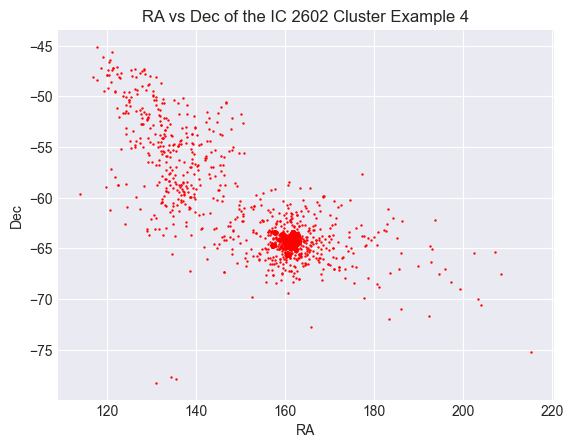
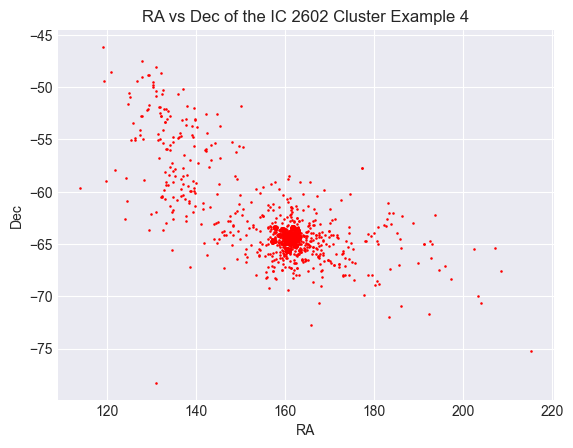
Unified diff of the notebook cell whose output changed from the first chart to the second:
--- before
+++ after
@@ -8,4 +8,4 @@
 mphot.pmra_vs_pmdec(df, title = "PMRA vs PMDEC of the IC 2602 Cluster Example 4")
 mphot.plot_hr_diagram(df, title = "HR Diagram of the IC 2602 Cluster Example 4")
-mphot.fittedHist(dists=df['parallax'], parallax=True, title = "Fitted Histogram of the IC 2602 Cluster Example 4", bin_num = 300, range = [-500, 3000])
-mphot.hist(dists=df['parallax'], parallax=True, title = "Histogram of the IC 2602 Cluster Example 4")
+mphot.fitted_hist(values=df['parallax'], parallax=True, title = "Fitted Histogram of the IC 2602 Cluster Example 4", bin_num = 1300, range = [-500, 3000])
+mphot.hist(values=df['parallax'], parallax=True, title = "Histogram of the IC 2602 Cluster Example 4")

Commit: Run examples